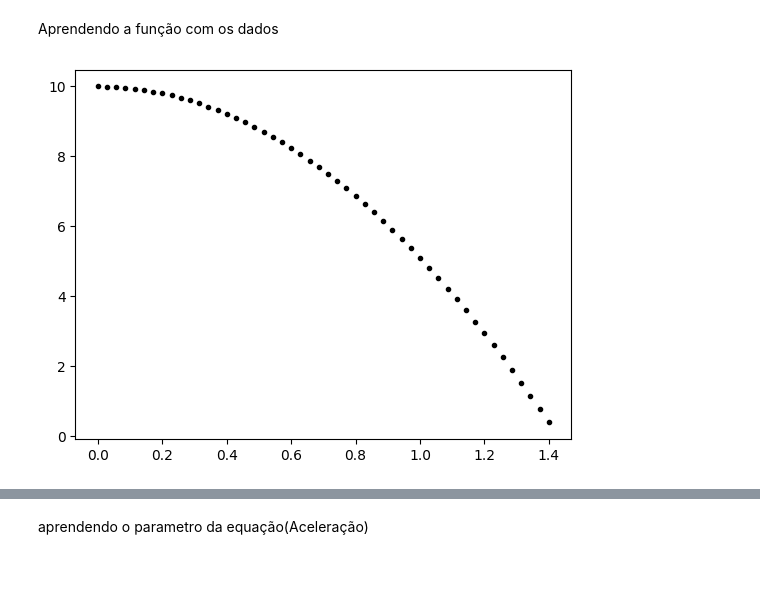
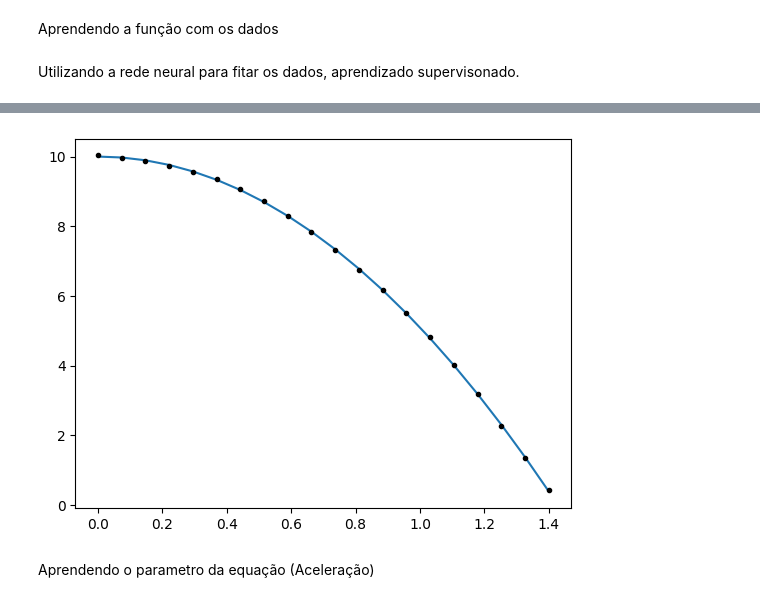
Before and after one commit to GubioGL/MachineLearning, a Jupyter notebook: # ML-apply-in-Physics/MLinregression.ipynb, the cells around one changed output, grey strips where cells are left out. Saved outputs shown, nothing was run; the diff lists cells and outputs as text; code cells hidden in the pictures; blank space fills up the shorter version.

```diff
--- a/# ML-apply-in-Physics/MLinregression.ipynb
+++ b/# ML-apply-in-Physics/MLinregression.ipynb
@@ -441,38 +601,32 @@ class CustomLoss(nn.Module):
 def eq_movimento(x_0,v_,a_,t_):
     return  x_0 + v_*t_ + a_*t_**2/2
 
-
 # Criando os dados de treino
-x_train = tc.linspace(0,1.4,50,requires_grad=True).reshape(50,1)
-y_train =  eq_movimento(x_0=10,v_=0,a_=-9.81,t_=x_train)
-
-# Visualizando os dados de treino
-
-plt.plot(x_train.detach().numpy(),y_train.detach().numpy(),"k." )
-plt.show()
+x_train = tc.linspace(0,1.4,30,requires_grad=True).reshape(-1,1)
+y_train =  eq_movimento(x_0=10,v_=0,a_=-9.80665,t_=x_train)
-# %% [output]
-[figure, removed]
+# %% [markdown]
+Utilizando a rede neural para fitar os dados, aprendizado supervisonado.
 # %%
+model = Regressao_1(neuronio=5)
+loss_fn = nn.MSELoss()
+opt = tc.optim.Adam(params=model.parameters(),lr=0.01)
 
-# model = Regre_Hidden(neuronio=5)
-# loss_fn = nn.MSELoss()
-# optimizer = tc.optim.Adam(params=model.parameters(),lr=0.01)
+epochs = 2000
+for epoch in range(epochs):
+    model.train()
+    y_preds = model(x_train)
+    loss = loss_fn(y_preds, y_train)
+    opt.zero_grad()
+    loss.backward(retain_graph=True)
+    opt.step()
 
-# epochs = 10000
-# for epoch in range(epochs):
-#     model.train()
-#     y_preds = model(x_train)
-#     loss = loss_fn(y_preds, y_train)
-#     optimizer.zero_grad()
-#     loss.backward(retain_graph=True)
-#     optimizer.step()
+model.eval()
+with tc.inference_mode():
+    y_preds_test = model(x_train)
+    loss = loss_fn(y_preds_test,y_train)
+    print(f"| Train Loss: {loss} | ")
 
-# model.eval()
-# with tc.inference_mode():
-#     y_preds_test = model(x_train)
-#     loss = loss_fn(y_preds_test,y_train)
-#     print(f"| Train Loss: {loss} | ")
-
-# plt.plot(x_train.detach().numpy(),y_train.detach().numpy(),"-" )
-# plt.plot(x_train.detach().numpy(),y_preds_test.detach().numpy(),"k." )
-# plt.show()
+plt.plot(x_train.detach().numpy(),y_train.detach().numpy(),"-" )
+plt.plot(x_train.detach().numpy(),y_preds_test.detach().numpy(),"k." )
+plt.show()
+# %% [output]
@@ -479,3 +634,4 @@ plt.show()
+[figure, added]
 # %% [markdown]
-aprendendo o parametro da equação(Aceleração)
+Aprendendo o parametro da equação (Aceleração)
 # %%
```
Also changed, not shown: parts of 25 cells of this notebook, 1 other file.
